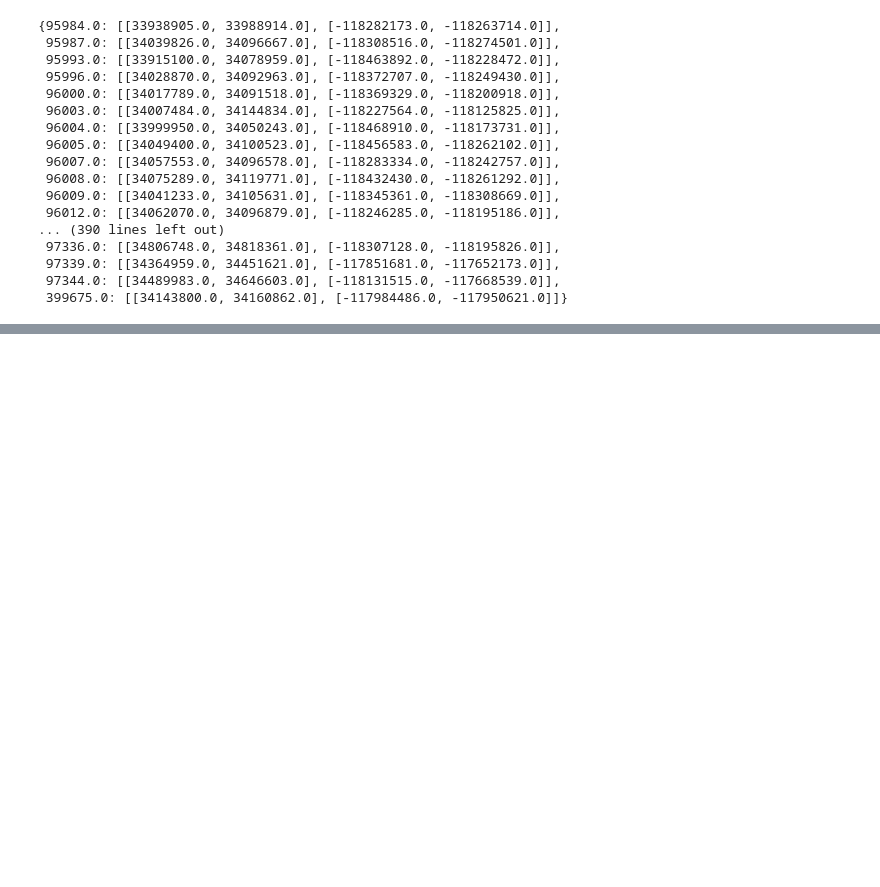
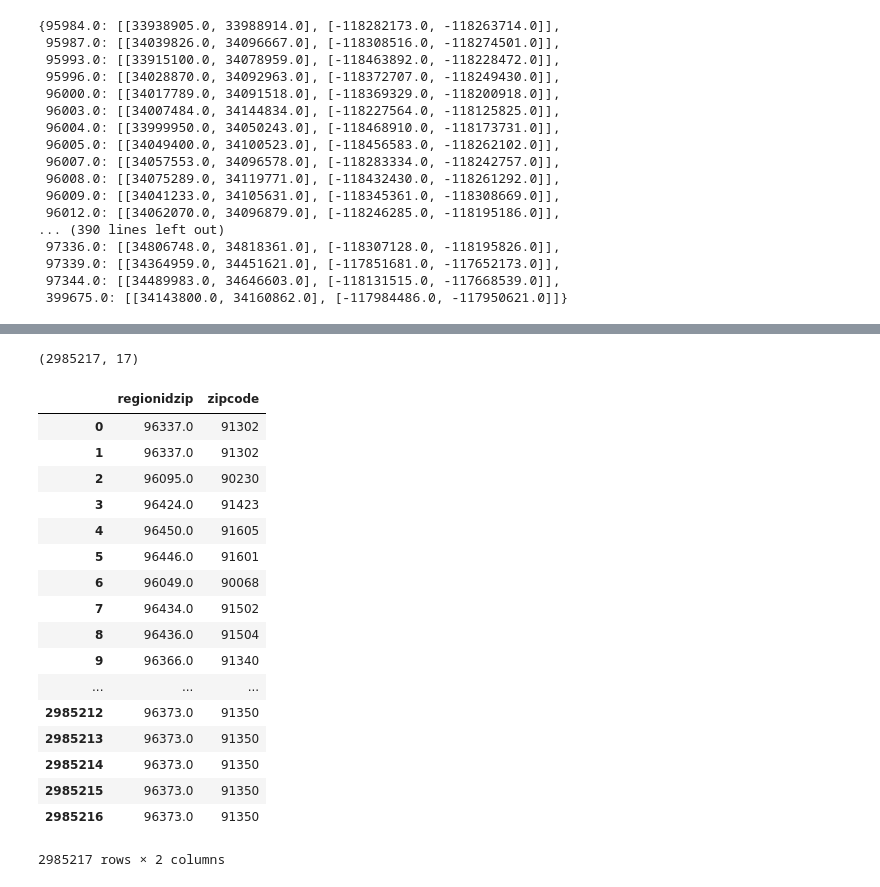
Before and after one commit to VinodKumarLogan/CSE519-2017-111491311, a Jupyter notebook: HW3/HW3.ipynb, the cells around one changed output, grey strips where cells are left out. Saved outputs shown, nothing was run; the diff lists cells and outputs as text; code cells hidden in the pictures; blank space fills up the shorter version.

```diff
--- a/HW3/HW3.ipynb
+++ b/HW3/HW3.ipynb
@@ -547,0 +698,2 @@ dtype: int64
+# %%
+zillow_final = zillow_data_feature_removal.copy()
@@ -547,0 +708,6 @@ dtype: int64
+# %%
+# adding actual zip in the data set
+for i in range(zillow_final.shape[0]):
+    if i%100000==0:
+        print(i)
+    zillow_final.at[i,"zipcode"] = region_zip_county[zillow_final.iloc[i]["regionidzip"]][2]
@@ -547,0 +732,25 @@ dtype: int64
+# %%
+zillow_final.shape
+# %% [output]
+(2985217, 17)
+# %%
+zillow_final[["regionidzip","zipcode"]]
+# %% [output]
+|  | regionidzip | zipcode |
+| 0 | 96337.0 | 91302 |
+| 1 | 96337.0 | 91302 |
+| 2 | 96095.0 | 90230 |
+| 3 | 96424.0 | 91423 |
+| 4 | 96450.0 | 91605 |
+| 5 | 96446.0 | 91601 |
+| 6 | 96049.0 | 90068 |
+| 7 | 96434.0 | 91502 |
+| 8 | 96436.0 | 91504 |
+| 9 | 96366.0 | 91340 |
+| ... | ... | ... |
+| 2985212 | 96373.0 | 91350 |
+| 2985213 | 96373.0 | 91350 |
+| 2985214 | 96373.0 | 91350 |
+| 2985215 | 96373.0 | 91350 |
+| 2985216 | 96373.0 | 91350 |
+2985217 rows × 2 columns
```
Also changed, not shown: parts of 46 cells of this notebook.
